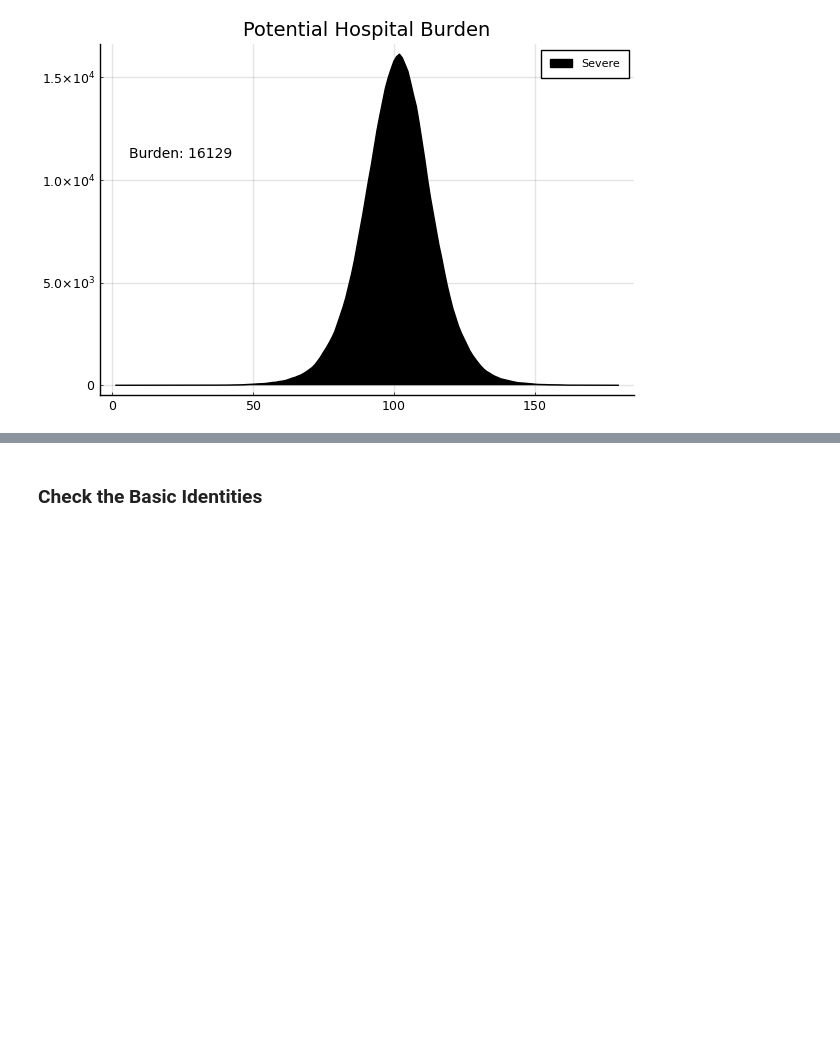
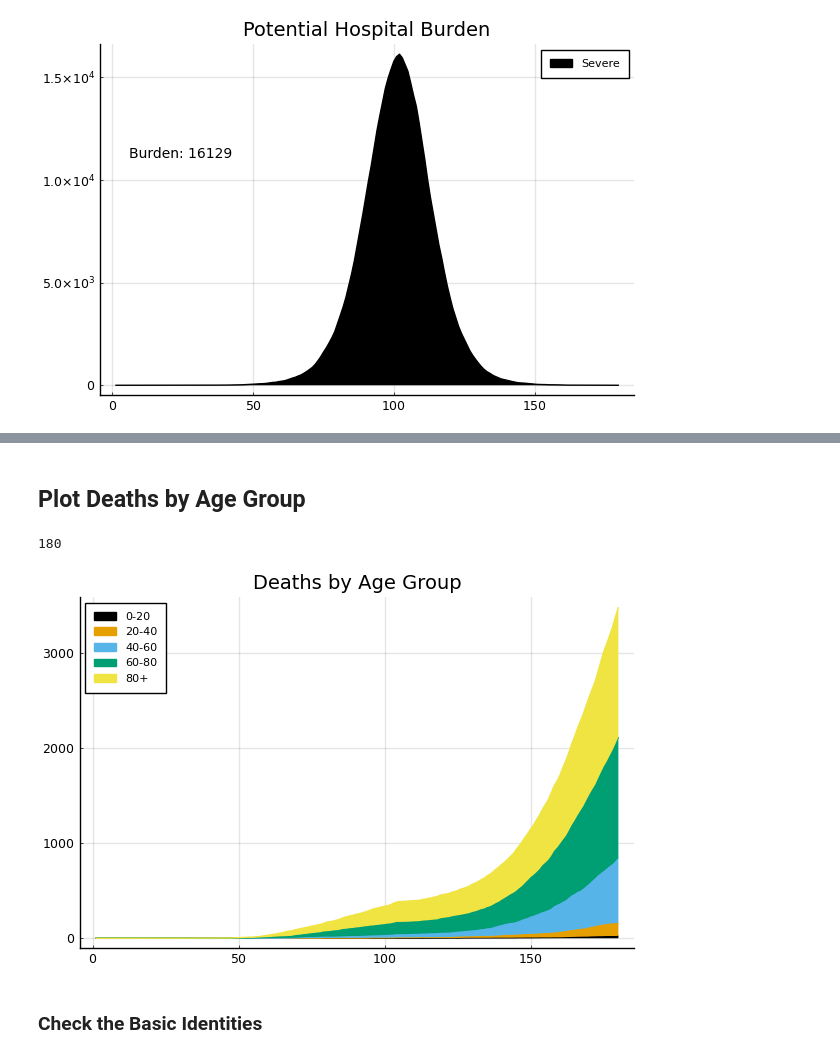
Before and after one commit to lewisl/CovidSim, a Jupyter notebook: notebooks/category_plots-group.ipynb, the cells around one changed output, grey strips where cells are left out. Cells and saved outputs as stored; diff of their text form; code cells hidden in the pictures; blank space fills up the shorter version.

```diff
--- a/notebooks/category_plots-group.ipynb
+++ b/notebooks/category_plots-group.ipynb
@@ -216,0 +334,5 @@ annotate!((6,half_yscale,Plots.text("Burden: $maxsevere", 10, :left)))
+# %%
+agelabels = ["0-20", "20-40", "40-60", "60-80", "80+", "Total"]
+deadvals = series[seattle][:cum][end,[map2series.dead]...]
+pctvals = round.([deadvals[i] / deadvals[6] for i in 1:length(deadvals)], digits=3)
+death_dist_by_age = hcat(agelabels, deadvals, pctvals)
@@ -217,3 +347,15 @@ annotate!((6,half_yscale,Plots.text("Burden: $maxsevere", 10, :left)))
+# %% [markdown]
+## Plot Deaths by Age Group
+# %%
+deadseries = series[seattle][:cum][:,[map2series.dead]...]
+n = size(deadseries,1)
+# %% [output]
+180
+# %%
+ageserieslabels = [agelabels[1] agelabels[2] agelabels[3] agelabels[4] agelabels[5]]
+areaplot(1:n, deadseries[:,1:5],labels=ageserieslabels, title="Deaths by Age Group")
+# %% [output]
+[figure, added]
 # %% [markdown]
 ### Check the Basic Identities
 # %%
```
Also changed, not shown: parts of 30 cells of this notebook, 1 other file.
